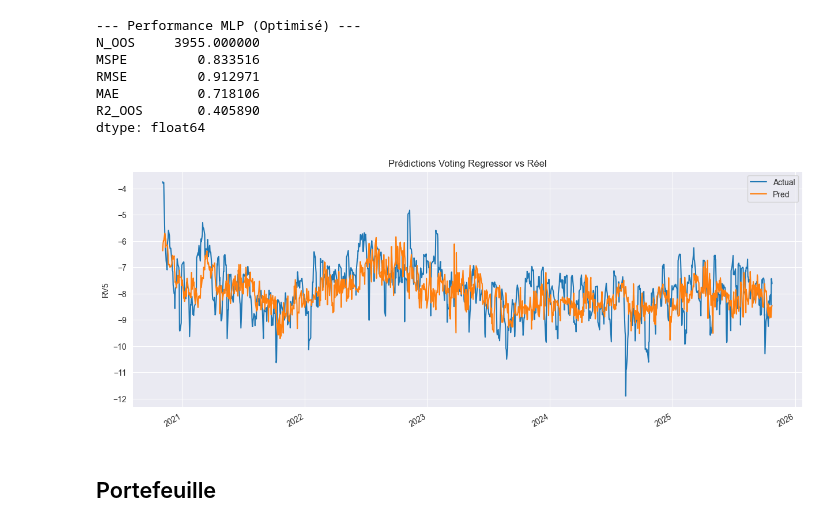
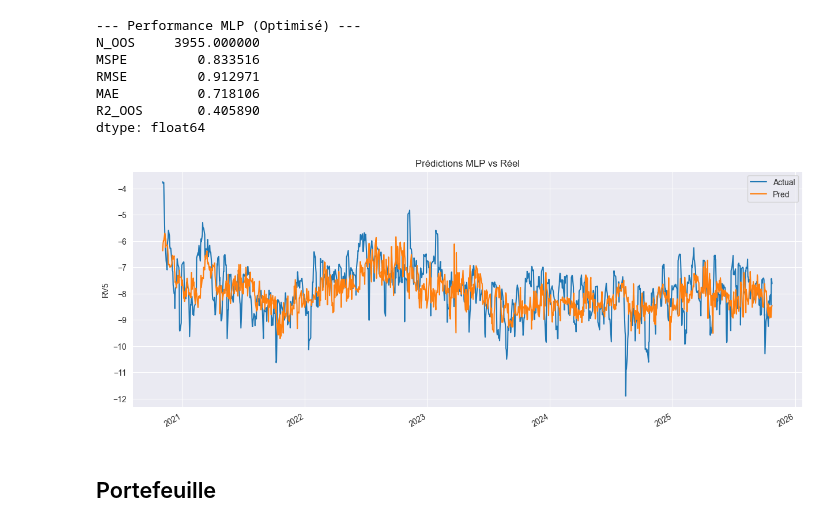
Before and after one commit to AntoninDevalland/Projet_Ml_Momentum, a Jupyter notebook: main.ipynb, the cells around one changed output. Drawn from its saved outputs; the diff is of its cells as text; code cells hidden in the pictures.

```diff
--- a/main.ipynb
+++ b/main.ipynb
@@ -1027,11 +1027,11 @@ R2_OOS       0.405890
 dtype: float64
 # %%
 plt.figure(figsize=(15, 6))
-df_res_nn.iloc[-1250:].plot(ax=plt.gca(), title="Prédictions Voting Regressor vs Réel")
+df_res_nn.iloc[-1250:].plot(ax=plt.gca(), title="Prédictions MLP vs Réel")
 plt.ylabel("RV5")
 plt.show()
 # %% [output]
-[figure, old version]
+[figure, new version]
 # %% [markdown]
 ## Portefeuille
 # %% [markdown]
```
Also changed, not shown: parts of 1 cell of this notebook.
